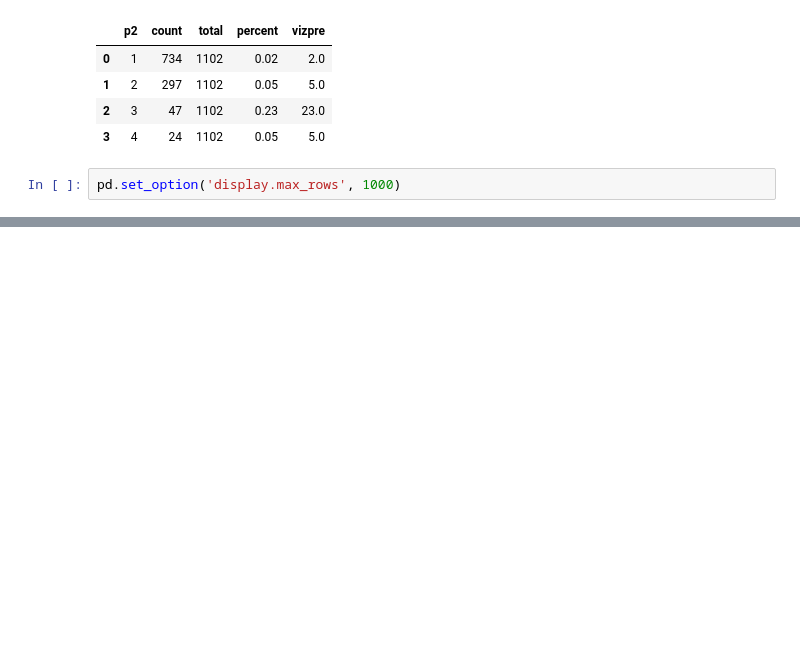
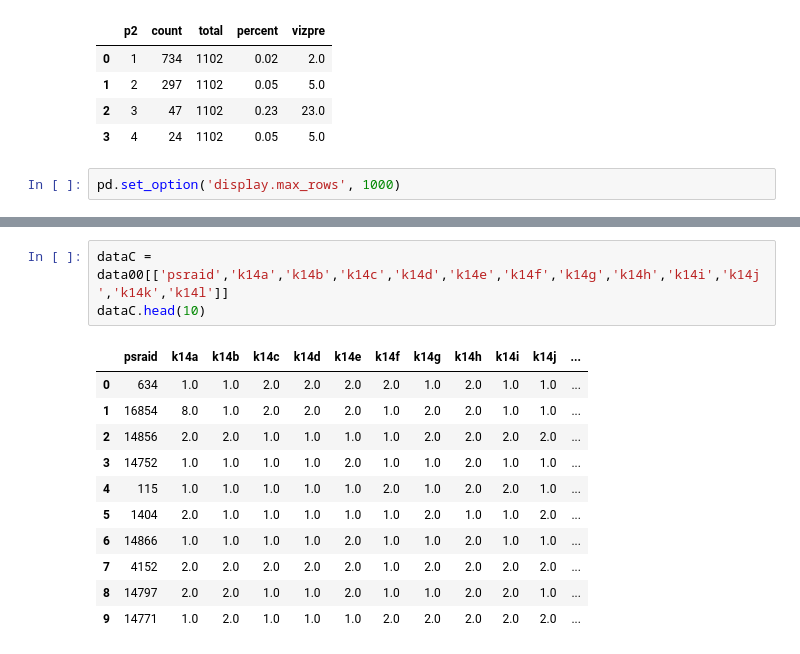
Before and after one commit to annakirklandsmith/gaming-research, a Jupyter notebook: Research.ipynb, the cells around one changed output, grey strips where cells are left out. Drawn from its saved outputs; the diff is of its cells as text; blank space fills up the shorter version.

```diff
--- a/Research.ipynb
+++ b/Research.ipynb
@@ -148,0 +137,15 @@ new.sort_values(by=['count'], ascending=False)
+# %%
+dataC = data00[['psraid','k14a','k14b','k14c','k14d','k14e','k14f','k14g','k14h','k14i','k14j','k14k','k14l']]
+dataC.head(10)
+# %% [output]
+|  | psraid | k14a | k14b | k14c | k14d | k14e | k14f | k14g | k14h | k14i | k14j | ... |
+| 0 | 634 | 1.0 | 1.0 | 2.0 | 2.0 | 2.0 | 2.0 | 1.0 | 2.0 | 1.0 | 1.0 | ... |
+| 1 | 16854 | 8.0 | 1.0 | 2.0 | 2.0 | 2.0 | 1.0 | 2.0 | 2.0 | 1.0 | 1.0 | ... |
+| 2 | 14856 | 2.0 | 2.0 | 1.0 | 1.0 | 1.0 | 1.0 | 2.0 | 2.0 | 2.0 | 2.0 | ... |
+| 3 | 14752 | 1.0 | 1.0 | 1.0 | 1.0 | 2.0 | 1.0 | 1.0 | 2.0 | 1.0 | 1.0 | ... |
+| 4 | 115 | 1.0 | 1.0 | 1.0 | 1.0 | 1.0 | 2.0 | 1.0 | 2.0 | 2.0 | 1.0 | ... |
+| 5 | 1404 | 2.0 | 1.0 | 1.0 | 1.0 | 1.0 | 1.0 | 2.0 | 1.0 | 1.0 | 2.0 | ... |
+| 6 | 14866 | 1.0 | 1.0 | 1.0 | 1.0 | 2.0 | 1.0 | 1.0 | 2.0 | 1.0 | 1.0 | ... |
+| 7 | 4152 | 2.0 | 2.0 | 2.0 | 2.0 | 2.0 | 1.0 | 2.0 | 2.0 | 2.0 | 2.0 | ... |
+| 8 | 14797 | 2.0 | 2.0 | 1.0 | 1.0 | 2.0 | 1.0 | 1.0 | 2.0 | 2.0 | 1.0 | ... |
+| 9 | 14771 | 1.0 | 2.0 | 1.0 | 1.0 | 1.0 | 2.0 | 2.0 | 2.0 | 2.0 | 2.0 | ... |
```
Also changed, not shown: parts of 25 cells of this notebook.
